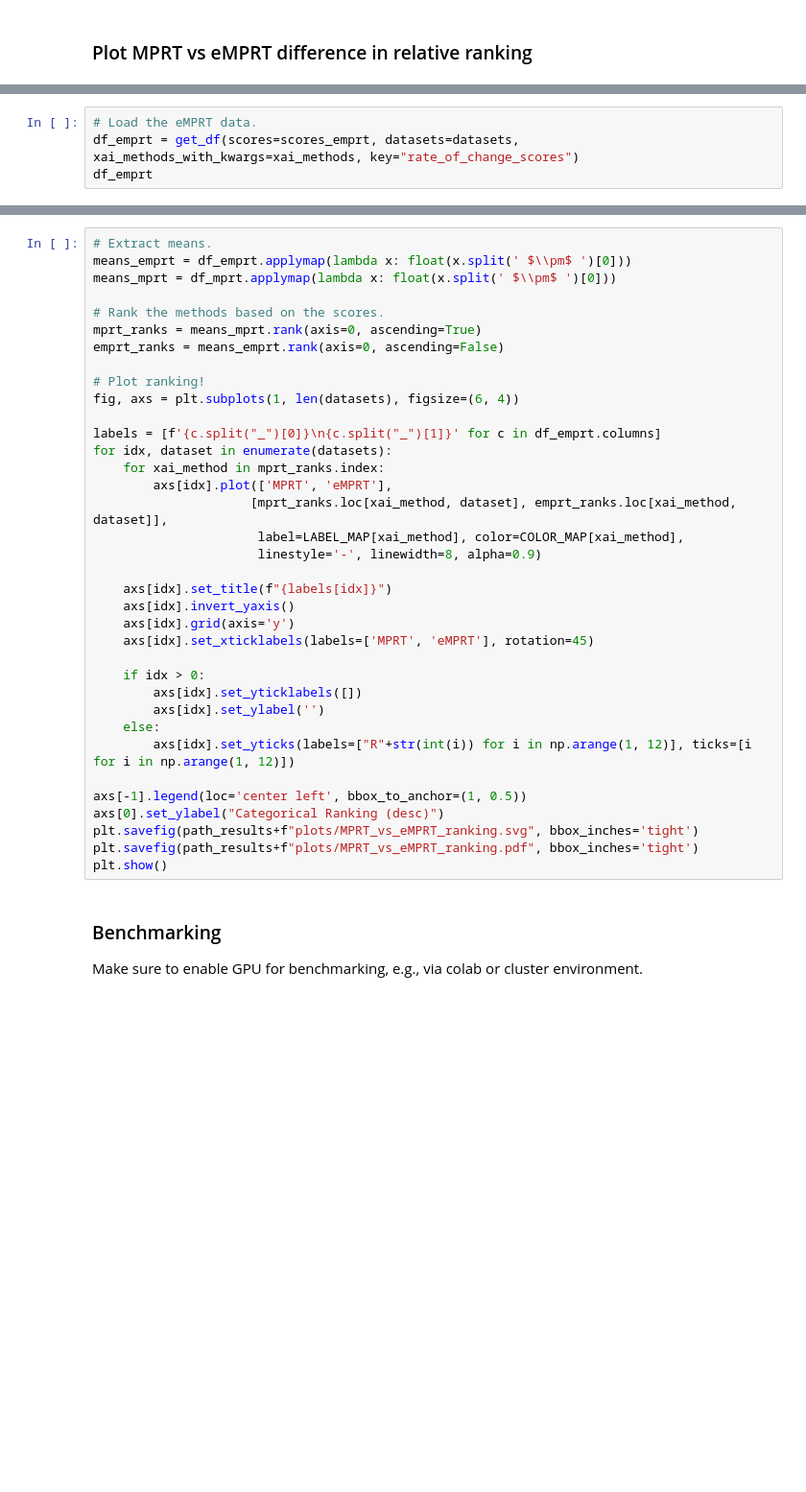
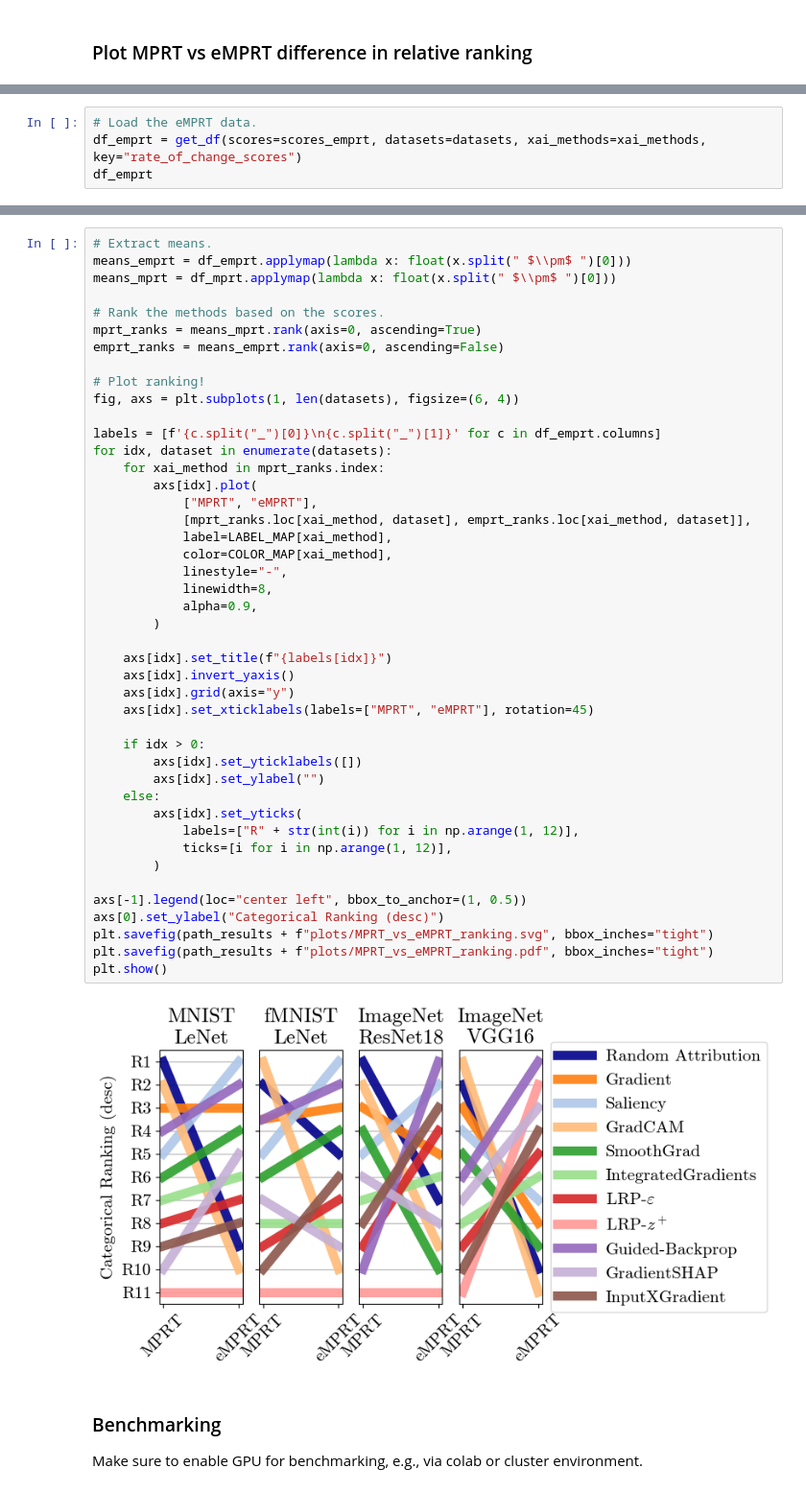
Before and after one commit to annahedstroem/sanity-checks-revisited, a Jupyter notebook: nbs/Tutorial-MPRT-vs-SmoothMPRT-vs-EfficientMPRT-Benchmarking.ipynb, the cells around one changed output, grey strips where cells are left out. Shown at 96% size. Saved outputs shown, nothing was run; the diff lists cells and outputs as text; blank space fills up the shorter version.

```diff
--- a/nbs/Tutorial-MPRT-vs-SmoothMPRT-vs-EfficientMPRT-Benchmarking.ipynb
+++ b/nbs/Tutorial-MPRT-vs-SmoothMPRT-vs-EfficientMPRT-Benchmarking.ipynb
@@ -351,4 +440,4 @@ df_mprt
 # %%
 # Load the eMPRT data.
-df_emprt = get_df(scores=scores_emprt, datasets=datasets, xai_methods_with_kwargs=xai_methods, key="rate_of_change_scores")
+df_emprt = get_df(scores=scores_emprt, datasets=datasets, xai_methods=xai_methods, key="rate_of_change_scores")
 df_emprt
@@ -355,39 +457,49 @@ df_emprt
 # %%
 # Extract means.
-means_emprt = df_emprt.applymap(lambda x: float(x.split(' $\\pm$ ')[0]))
-means_mprt = df_mprt.applymap(lambda x: float(x.split(' $\\pm$ ')[0]))
+means_emprt = df_emprt.applymap(lambda x: float(x.split(" $\\pm$ ")[0]))
+means_mprt = df_mprt.applymap(lambda x: float(x.split(" $\\pm$ ")[0]))
 
 # Rank the methods based on the scores.
 mprt_ranks = means_mprt.rank(axis=0, ascending=True)
 emprt_ranks = means_emprt.rank(axis=0, ascending=False)
 
 # Plot ranking!
 fig, axs = plt.subplots(1, len(datasets), figsize=(6, 4))
 
 labels = [f'{c.split("_")[0]}\n{c.split("_")[1]}' for c in df_emprt.columns]
 for idx, dataset in enumerate(datasets):
     for xai_method in mprt_ranks.index:
-        axs[idx].plot(['MPRT', 'eMPRT'],
-                     [mprt_ranks.loc[xai_method, dataset], emprt_ranks.loc[xai_method, dataset]],
-                      label=LABEL_MAP[xai_method], color=COLOR_MAP[xai_method],
-                      linestyle='-', linewidth=8, alpha=0.9)
+        axs[idx].plot(
+            ["MPRT", "eMPRT"],
+            [mprt_ranks.loc[xai_method, dataset], emprt_ranks.loc[xai_method, dataset]],
+            label=LABEL_MAP[xai_method],
+            color=COLOR_MAP[xai_method],
+            linestyle="-",
+            linewidth=8,
+            alpha=0.9,
+        )
 
     axs[idx].set_title(f"{labels[idx]}")
     axs[idx].invert_yaxis()
-    axs[idx].grid(axis='y')
-    axs[idx].set_xticklabels(labels=['MPRT', 'eMPRT'], rotation=45)
+    axs[idx].grid(axis="y")
+    axs[idx].set_xticklabels(labels=["MPRT", "eMPRT"], rotation=45)
 
     if idx > 0:
         axs[idx].set_yticklabels([])
-        axs[idx].set_ylabel('')
+        axs[idx].set_ylabel("")
     else:
-        axs[idx].set_yticks(labels=["R"+str(int(i)) for i in np.arange(1, 12)], ticks=[i for i in np.arange(1, 12)])
+        axs[idx].set_yticks(
+            labels=["R" + str(int(i)) for i in np.arange(1, 12)],
+            ticks=[i for i in np.arange(1, 12)],
+        )
 
-axs[-1].legend(loc='center left', bbox_to_anchor=(1, 0.5))
+axs[-1].legend(loc="center left", bbox_to_anchor=(1, 0.5))
 axs[0].set_ylabel("Categorical Ranking (desc)")
-plt.savefig(path_results+f"plots/MPRT_vs_eMPRT_ranking.svg", bbox_inches='tight')
-plt.savefig(path_results+f"plots/MPRT_vs_eMPRT_ranking.pdf", bbox_inches='tight')
+plt.savefig(path_results + f"plots/MPRT_vs_eMPRT_ranking.svg", bbox_inches="tight")
+plt.savefig(path_results + f"plots/MPRT_vs_eMPRT_ranking.pdf", bbox_inches="tight")
 plt.show()
+# %% [output]
+[figure, added]
 # %% [markdown]
 ### Benchmarking
 
```
Also changed, not shown: parts of 21 cells of this notebook, 4 other files.
